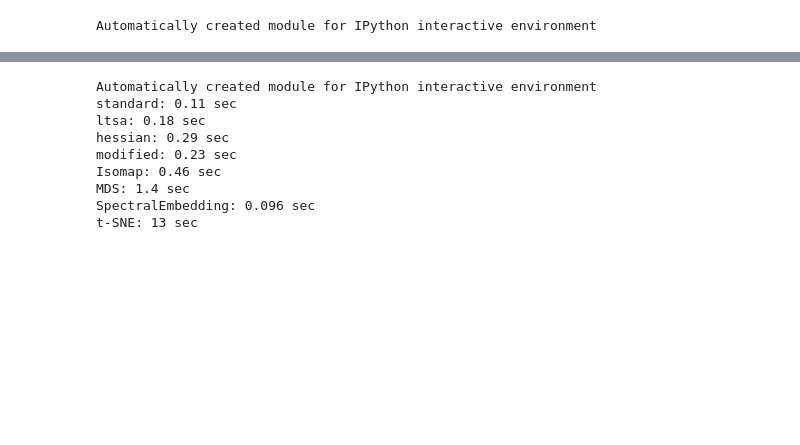
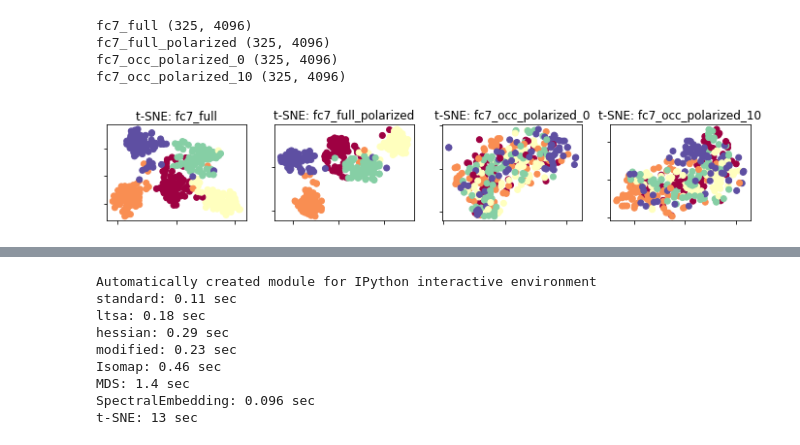
Before and after one commit to JoelDapello/rnnManifolds, a Jupyter notebook: vis/manifoldVis.ipynb, the cells around one changed output, grey strips where cells are left out. Cells and saved outputs as stored; diff of their text form; code cells hidden in the pictures; blank space fills up the shorter version.

```diff
--- a/vis/manifoldVis.ipynb
+++ b/vis/manifoldVis.ipynb
@@ -1,6 +1,4 @@
 # %%
-print(__doc__)
-
 from time import time
 
 import numpy as np
@@ -8,9 +6,7 @@ import numpy as np
 import matplotlib.pyplot as plt
 from mpl_toolkits.mplot3d import Axes3D
 from matplotlib.ticker import NullFormatter
-
+import h5py
 from sklearn import manifold, datasets
 from scipy.io import loadmat
 %matplotlib inline
-# %% [output]
-Automatically created module for IPython interactive environment
@@ -24,0 +23,36 @@ test_labels = np.squeeze(fc7_features['test_labels'])
+# %%
+Axes3D
+
+n_points = fc7_full.shape[0]
+n_neighbors = 10
+n_components = 2
+
+fig = plt.figure(figsize=(15, 4))
+
+datasets = {
+    'fc7_full':fc7_full,
+    'fc7_full_polarized':fc7_full_polarized,
+    'fc7_occ_polarized_0':fc7_occ_polarized_0,
+    'fc7_occ_polarized_10':fc7_occ_polarized_10
+}
+
+i=0
+for key in datasets:
+    print(key, datasets[key].shape)
+    tsne = manifold.TSNE(n_components=n_components, init='pca', random_state=0)
+    Y = tsne.fit_transform(datasets[key])
+    ax = fig.add_subplot(252+i)
+    i+=1
+    plt.scatter(Y[:, 0], Y[:, 1], c=color, cmap=plt.cm.Spectral)
+    plt.title("t-SNE: {}".format(key))
+    ax.xaxis.set_major_formatter(NullFormatter())
+    ax.yaxis.set_major_formatter(NullFormatter())
+    plt.axis('tight')
+
+plt.show()
+# %% [output]
+fc7_full (325, 4096)
+fc7_full_polarized (325, 4096)
+fc7_occ_polarized_0 (325, 4096)
+fc7_occ_polarized_10 (325, 4096)
+[figure, added]
```
Also changed, not shown: parts of 5 cells of this notebook, 6 other files.
